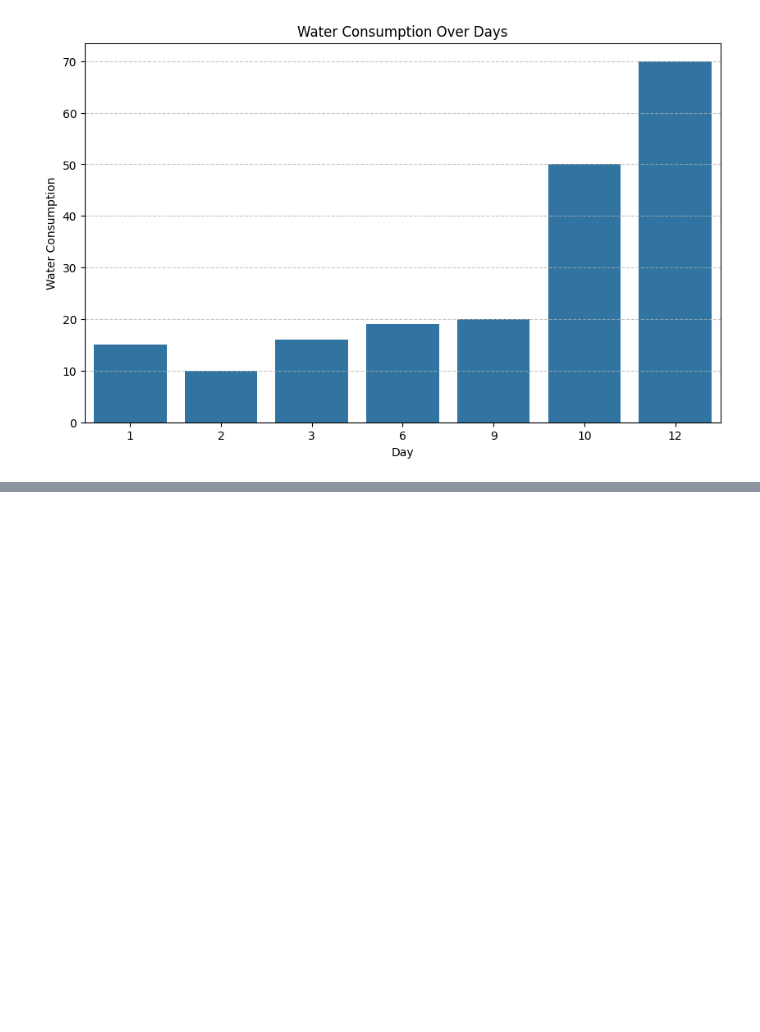
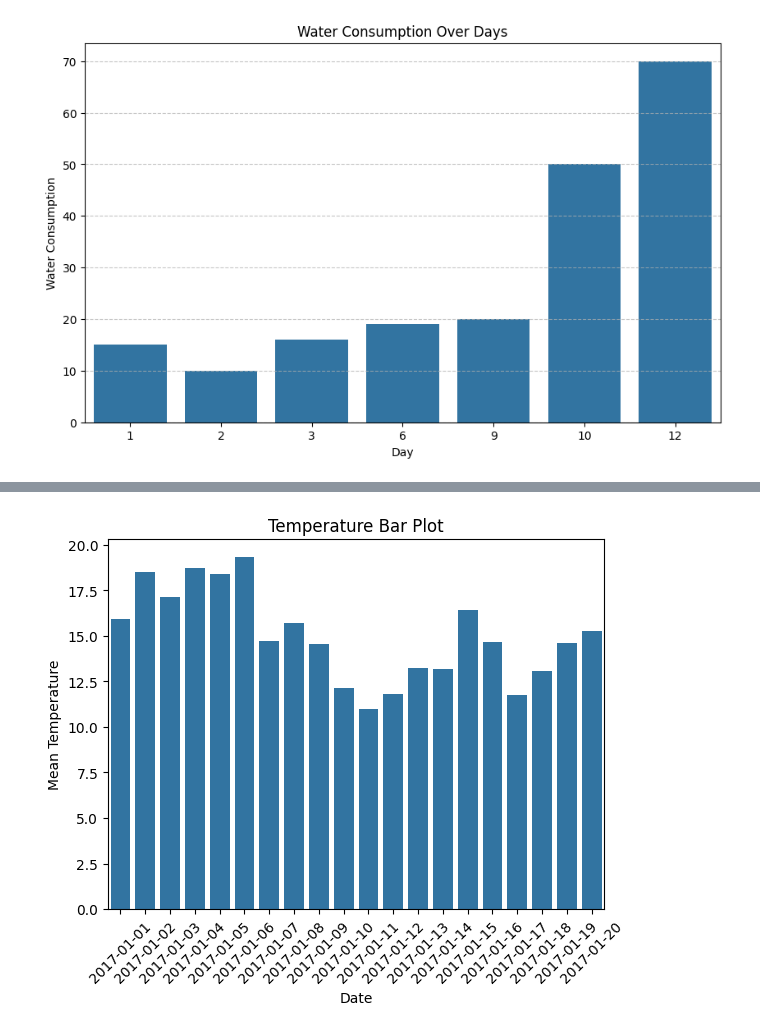
Before and after one commit to Akhila06-123/Data-Analytics, a Jupyter notebook: predictive_analysis.ipynb, the cells around one changed output, grey strips where cells are left out. Cells and saved outputs as stored; diff of their text form; code cells hidden in the pictures; blank space fills up the shorter version.

```diff
--- a/predictive_analysis.ipynb
+++ b/predictive_analysis.ipynb
@@ -55,3 +64,8 @@ plt.grid(axis='y', linestyle='--', alpha=0.7)
 plt.show()
 # %% [output]
 [figure]
+# %%
+import pandas as pd
+import numpy as np
+df = pd.read_csv("/content/DailyDelhiClimateTest.csv")
+df.describe()
@@ -57,0 +190,15 @@ plt.show()
+# %%
+sns.barplot(
+    x=df['date'].head(20),
+    y=df['meantemp'].head(20)
+)
+
+plt.xticks(rotation=45)
+
+plt.title("Temperature Bar Plot")
+plt.xlabel("Date")
+plt.ylabel("Mean Temperature")
+
+plt.show()
+# %% [output]
+[figure, added]
```
Also changed, not shown: parts of 8 cells of this notebook.
